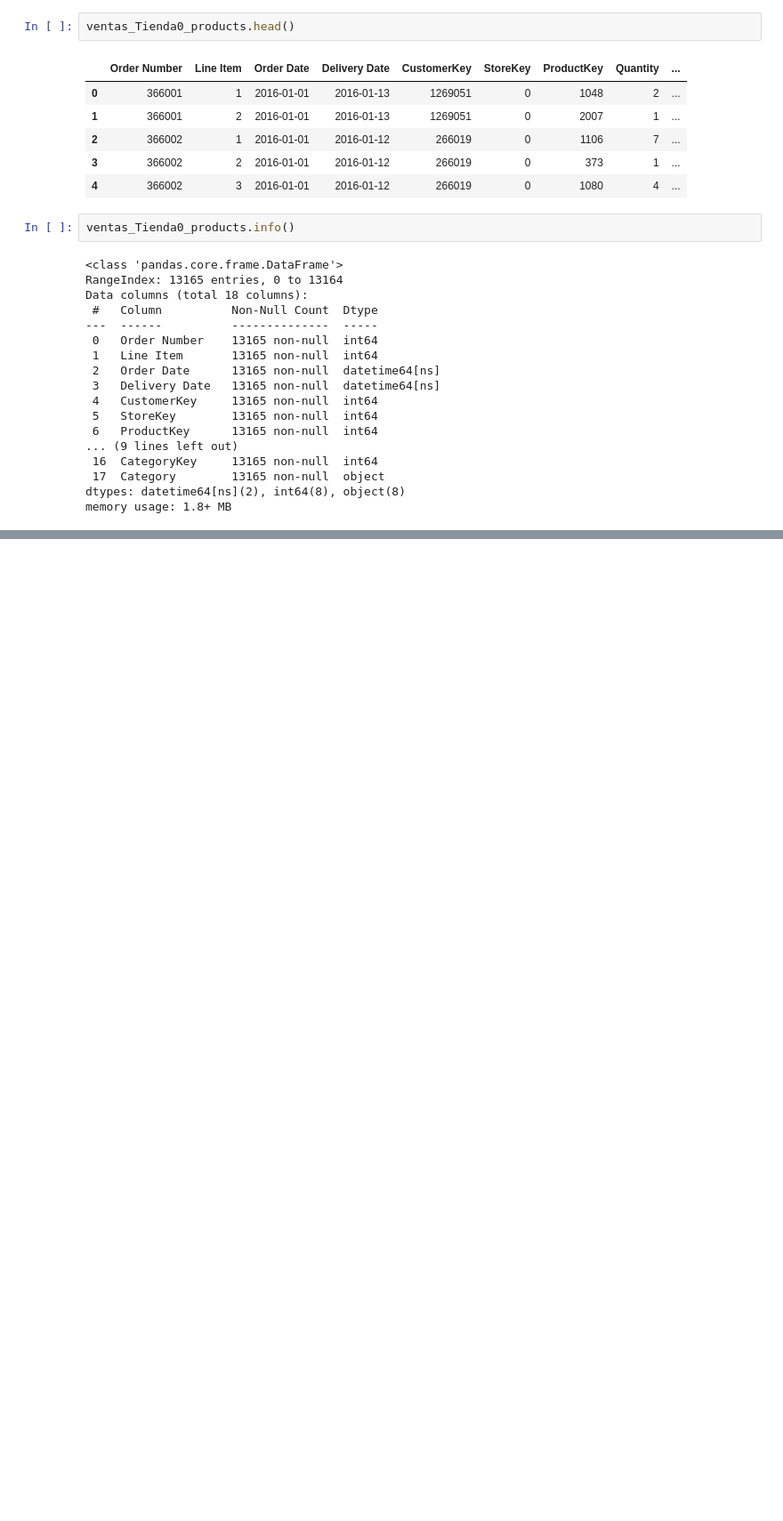
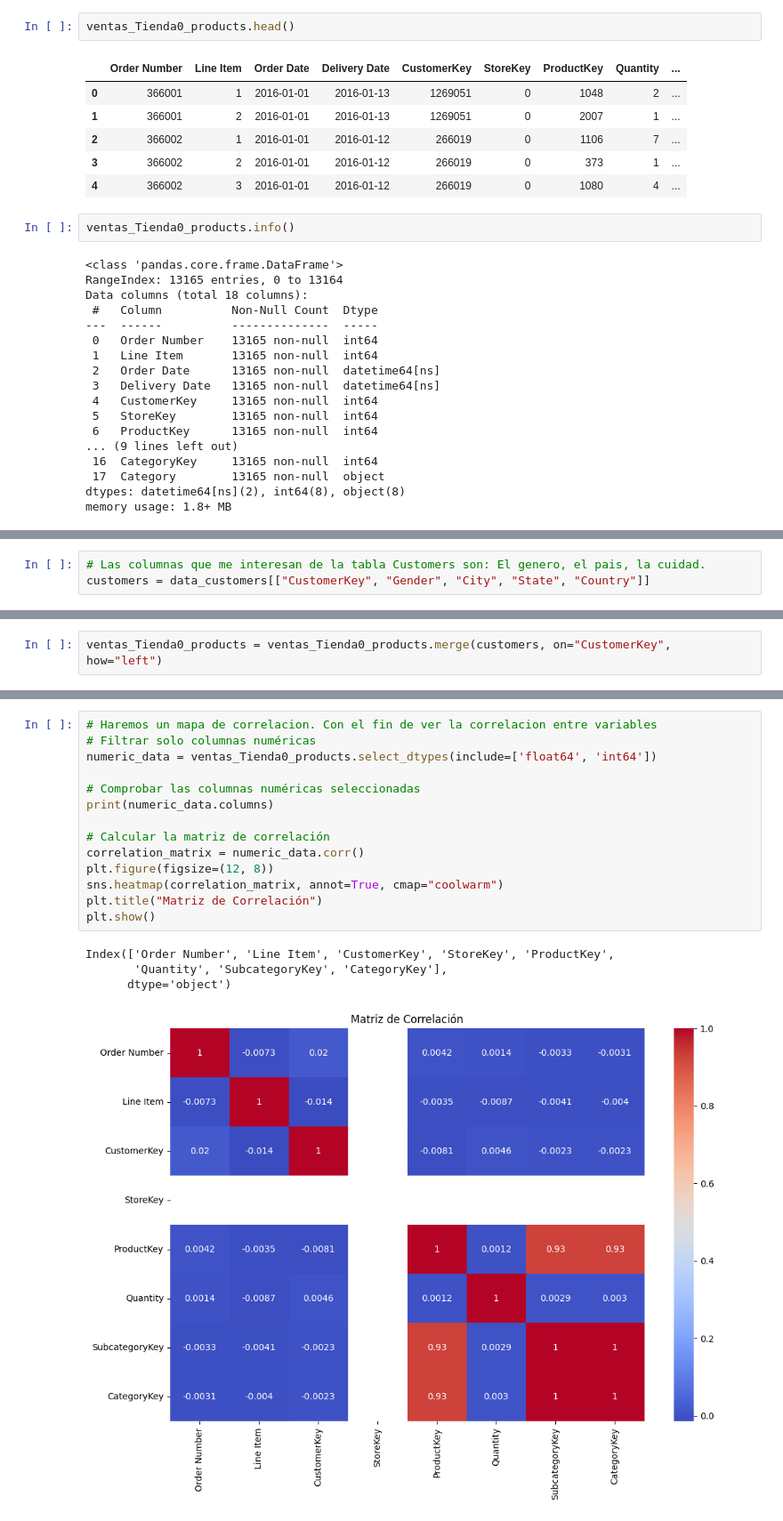
Before and after one commit to AlejoRam05/Bootcamp_Final_Project, a Jupyter notebook: final_proyect.ipynb, the cells around one changed output, grey strips where cells are left out. Shown at 89% size. Cells and saved outputs as stored; diff of their text form; blank space fills up the shorter version.

```diff
--- a/final_proyect.ipynb
+++ b/final_proyect.ipynb
@@ -346,0 +358,3 @@ memory usage: 1.8+ MB
+# %%
+# Las columnas que me interesan de la tabla Customers son: El genero, el pais, la cuidad.
+customers = data_customers[["CustomerKey", "Gender", "City", "State", "Country"]]
@@ -346,0 +370,2 @@ memory usage: 1.8+ MB
+# %%
+ventas_Tienda0_products = ventas_Tienda0_products.merge(customers, on="CustomerKey", how="left")
@@ -346,0 +402,19 @@ memory usage: 1.8+ MB
+# %%
+# Haremos un mapa de correlacion. Con el fin de ver la correlacion entre variables
+# Filtrar solo columnas numéricas
+numeric_data = ventas_Tienda0_products.select_dtypes(include=['float64', 'int64'])
+
+# Comprobar las columnas numéricas seleccionadas
+print(numeric_data.columns)
+
+# Calcular la matriz de correlación
+correlation_matrix = numeric_data.corr()
+plt.figure(figsize=(12, 8))
+sns.heatmap(correlation_matrix, annot=True, cmap="coolwarm")
+plt.title("Matriz de Correlación")
+plt.show()
+# %% [output]
+Index(['Order Number', 'Line Item', 'CustomerKey', 'StoreKey', 'ProductKey',
+       'Quantity', 'SubcategoryKey', 'CategoryKey'],
+      dtype='object')
+[figure, added]
```
Also changed, not shown: parts of 9 cells of this notebook.
